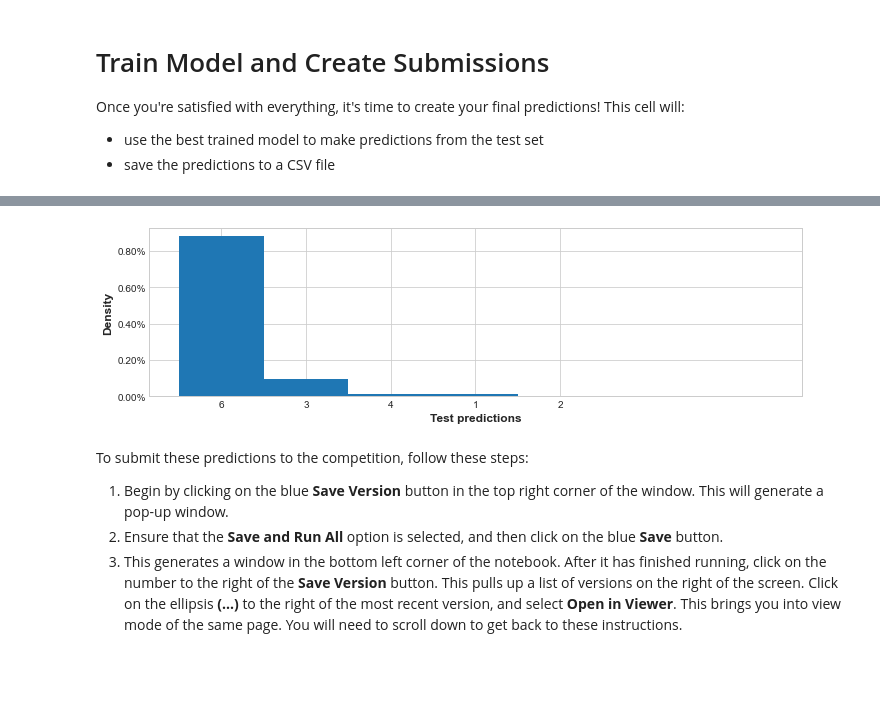
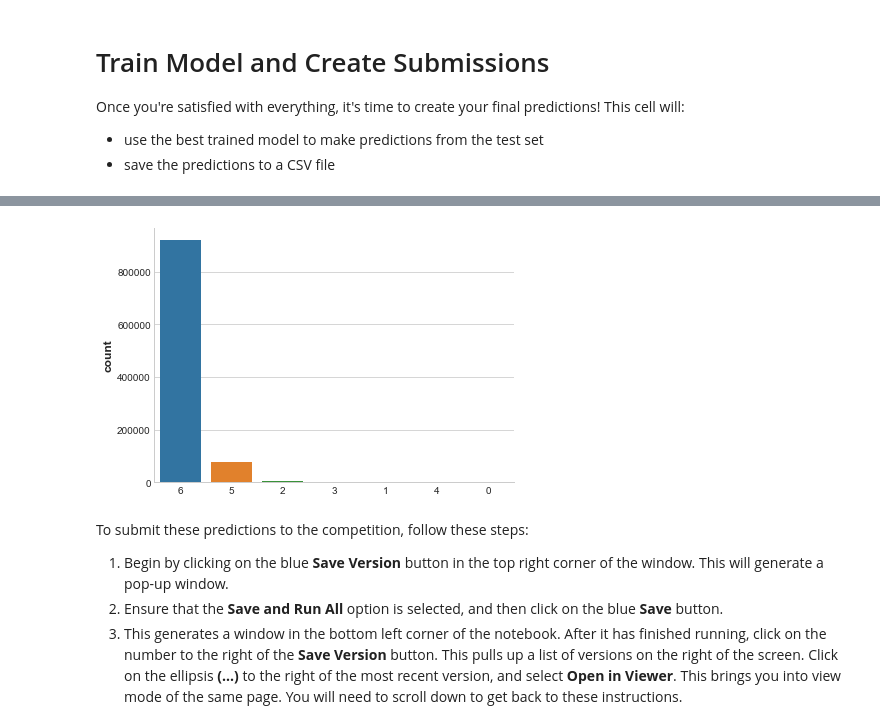
Before and after one commit to furyhawk/kaggle_practice, a Jupyter notebook: Classification/simpleautonn-logisticreg.ipynb, the cells around one changed output, grey strips where cells are left out. Saved outputs shown, nothing was run; the diff lists cells and outputs as text; code cells hidden in the pictures; blank space fills up the shorter version.

```diff
--- a/Classification/simpleautonn-logisticreg.ipynb
+++ b/Classification/simpleautonn-logisticreg.ipynb
@@ -210,3 +206,7 @@ preprocessor = make_column_transformer(
 # %%
 X_train = preprocessor.fit_transform(X_raw)
 X_test = preprocessor.transform(X_test_raw)
+# %%
+from sklearn.preprocessing import LabelEncoder
+le = LabelEncoder()
+y_train = le.fit_transform(y_raw)
@@ -227,17 +242,27 @@ By default, AutoKeras use the last 20% of training data as validation data. As s
 # %%
 # Search for the best model with EarlyStopping.
 cbs = [
-    tf.keras.callbacks.EarlyStopping(patience=3),
+    tf.keras.callbacks.EarlyStopping(patience=5,
+                                    monitor='loss',
+                                    mode='min',
+                                    restore_best_weights=True,
+                                    ),
+    tf.keras.callbacks.ReduceLROnPlateau(
+                                    factor=0.5,
+                                    patience=3,
+                                    monitor='loss',
+                                    mode='min',
+                                    )
 ]
 # %%
 # Initialize the structured data classifier.
 clf = ak.StructuredDataClassifier(
-    overwrite=True, max_trials=MAX_TRIAL,seed=RANDOM_STATE
+    overwrite=False, max_trials=MAX_TRIAL,seed=RANDOM_STATE
 )  # It tries MAX_TRIAL different models.
 # Feed the structured data classifier with training data.
 history = clf.fit(
                 X_train,
-                y_raw,
+                y_train,
                 # Split the training data and use the last 15% as validation data.
                 validation_split=VALIDATION_SPLIT,
                 epochs=EPOCHS,
@@ -294,5 +319,6 @@ Once you're satisfied with everything, it's time to create your final prediction
 - save the predictions to a CSV file
 # %%
 # Predict with the best model.
-predicted_y = clf.predict(X_test)
+# predicted_y = clf.predict(X_test)
+predicted_y = le.inverse_transform(clf.predict(X_test))
 # %% [output]
@@ -360,13 +373,15 @@ np.unique(output[target_col], return_counts=True)
 # %%
 # Plot the distribution of the test predictions
-plt.figure(figsize=(10,3))
-plt.hist(output['Cover_Type'], bins=np.linspace(0.5, 7.5, 8), density=True)
-plt.xlabel('Test predictions')
-plt.ylabel('Density')
-plt.gca().yaxis.set_major_formatter(PercentFormatter())
-plt.show()
+# plt.figure(figsize=(10,3))
+# plt.hist(output['Cover_Type'], bins=np.linspace(0.5, 7.5, 8), density=True)
+# plt.xlabel('Test predictions')
+# plt.ylabel('Density')
+# plt.gca().yaxis.set_major_formatter(PercentFormatter())
+# plt.show()
+sns.countplot(predicted_y[:,0])
+sns.despine()
 # %% [output]
-[figure, old version]
+[figure, new version]
 # %% [markdown]
 To submit these predictions to the competition, follow these steps:
 
```
Also changed, not shown: parts of 15 cells of this notebook, 1 other file.
